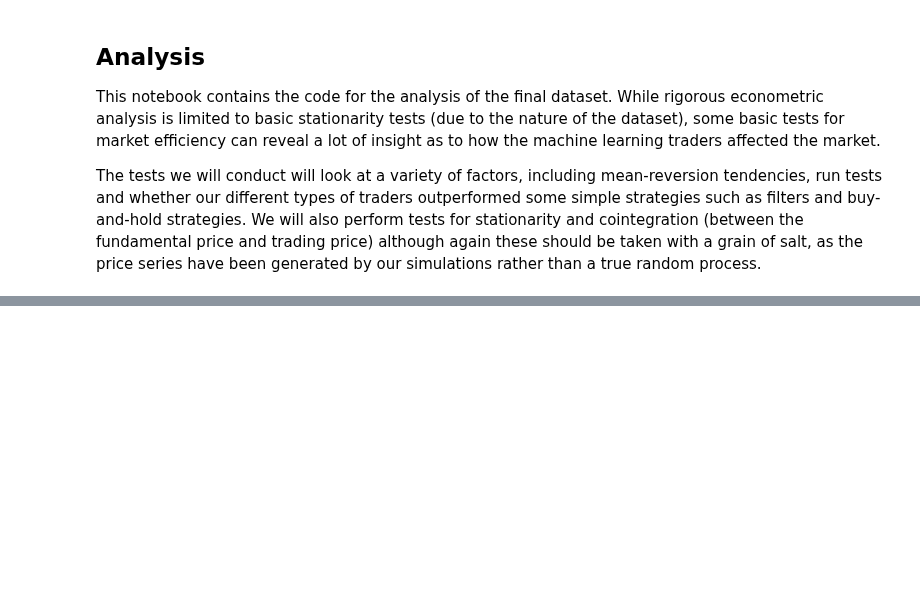
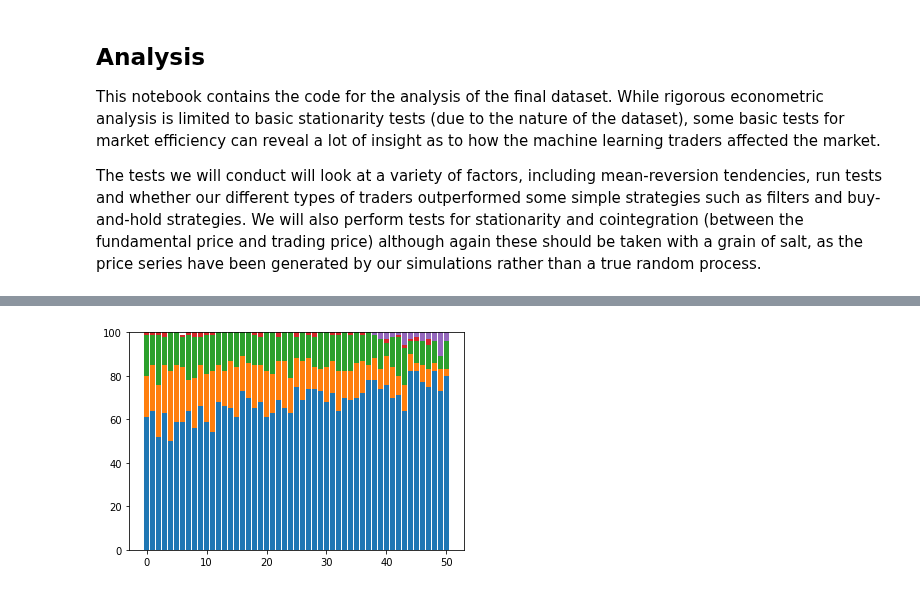
Before and after one commit to karansgarg/rae_repo, a Jupyter notebook: analysis.ipynb, the cells around one changed output, grey strips where cells are left out. Saved outputs shown, nothing was run; the diff lists cells and outputs as text; code cells hidden in the pictures; blank space fills up the shorter version.

```diff
--- a/analysis.ipynb
+++ b/analysis.ipynb
@@ -337,5 +359,24 @@ def dom_flavour_all(fsdict):
         topflavour = dom_flavour(v)
         listoftopdicts.append(topflavour)
     return listoftopdicts
+
+def top_flavour_arrays(toplist):
+    arbtop = []
+    charttop = []
+    valtop = []
+    noisetop = []
+    lstmtop = []
+    for i in toplist:
+        arbtop.append(i["arb"])
+        charttop.append(i["chart"])
+        valtop.append(i["val"])
+        noisetop.append(i["noise"])
+        lstmtop.append(i["lstm"])
+    arbarray = np.array(arbtop)
+    chartarray = np.array(charttop)
+    valarray = np.array(valtop)
+    noisearray = np.array(noisetop)
+    lstmarray = np.array(lstmtop)
+    return arbarray, chartarray, valarray, noisearray, lstmarray
 # %%
 topflavourslist = dom_flavour_all(fsdict)
@@ -386,0 +383,8 @@ KeyError: 0
+# %%
+arbtop, charttop, valtop, noisetop, lstmtop = top_flavour_arrays(topflavourslist)
+# %%
+statesdata = pd.DataFrame(data={"arbtop": arbtop,
+                               "charttop": charttop,
+                               "valtop": valtop,
+                               "noisetop": noisetop,
+                               "lstmtop": lstmtop}, index=gens)
@@ -386,0 +411,8 @@ KeyError: 0
+# %%
+p1 = plt.bar(statesdata.index, arbtop)
+p2 = plt.bar(statesdata.index, charttop, bottom=arbtop)
+p3 = plt.bar(statesdata.index, valtop, bottom=arbtop+charttop)
+p4 = plt.bar(statesdata.index, noisetop, bottom=arbtop+charttop+valtop)
+p5 = plt.bar(statesdata.index, lstmtop, bottom=arbtop+charttop+valtop+noisetop)
+# %% [output]
+[figure, added]
```
Also changed, not shown: parts of 28 cells of this notebook.
